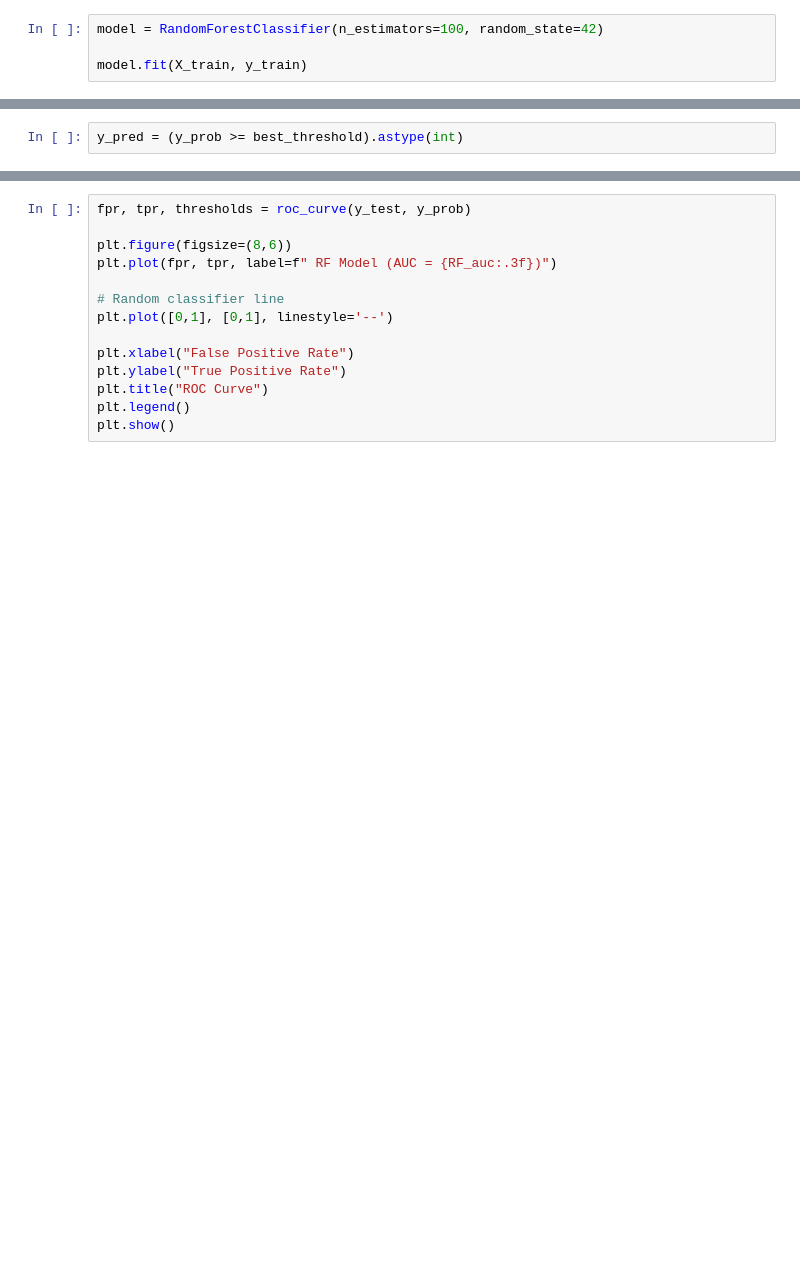
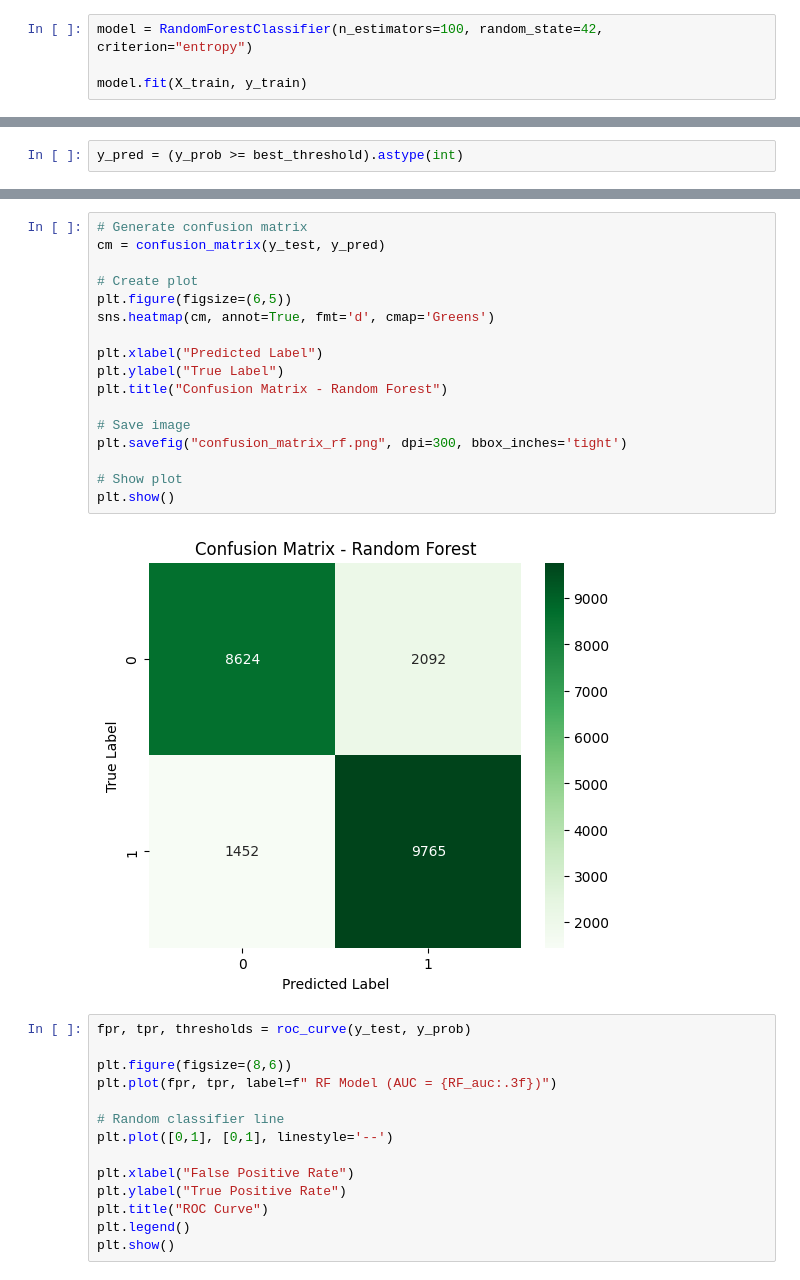
Before and after one commit to Valluru-Abhinaya/Data-Science-Final-Project, a Jupyter notebook: Final Project Code(DS).ipynb, the cells around one changed output, grey strips where cells are left out. Drawn from its saved outputs; the diff is of its cells as text; blank space fills up the shorter version.

```diff
--- a/Final Project Code(DS).ipynb
+++ b/Final Project Code(DS).ipynb
@@ -291,7 +294,7 @@ print(X_test.shape)
 (87730, 4)
 (21933, 4)
 # %%
-model = RandomForestClassifier(n_estimators=100, random_state=42)
+model = RandomForestClassifier(n_estimators=100, random_state=42, criterion="entropy")
 
 model.fit(X_train, y_train)
 # %% [output]
@@ -358,3 +360,22 @@ Confusion Matrix:
+# %%
+# Generate confusion matrix
+cm = confusion_matrix(y_test, y_pred)
+
+# Create plot
+plt.figure(figsize=(6,5))
+sns.heatmap(cm, annot=True, fmt='d', cmap='Greens')
+
+plt.xlabel("Predicted Label")
+plt.ylabel("True Label")
+plt.title("Confusion Matrix - Random Forest")
+
+# Save image
+plt.savefig("confusion_matrix_rf.png", dpi=300, bbox_inches='tight')
+
+# Show plot
+plt.show()
+# %% [output]
+[figure, added]
 # %%
 fpr, tpr, thresholds = roc_curve(y_test, y_prob)
 
```
Also changed, not shown: parts of 14 cells of this notebook.
